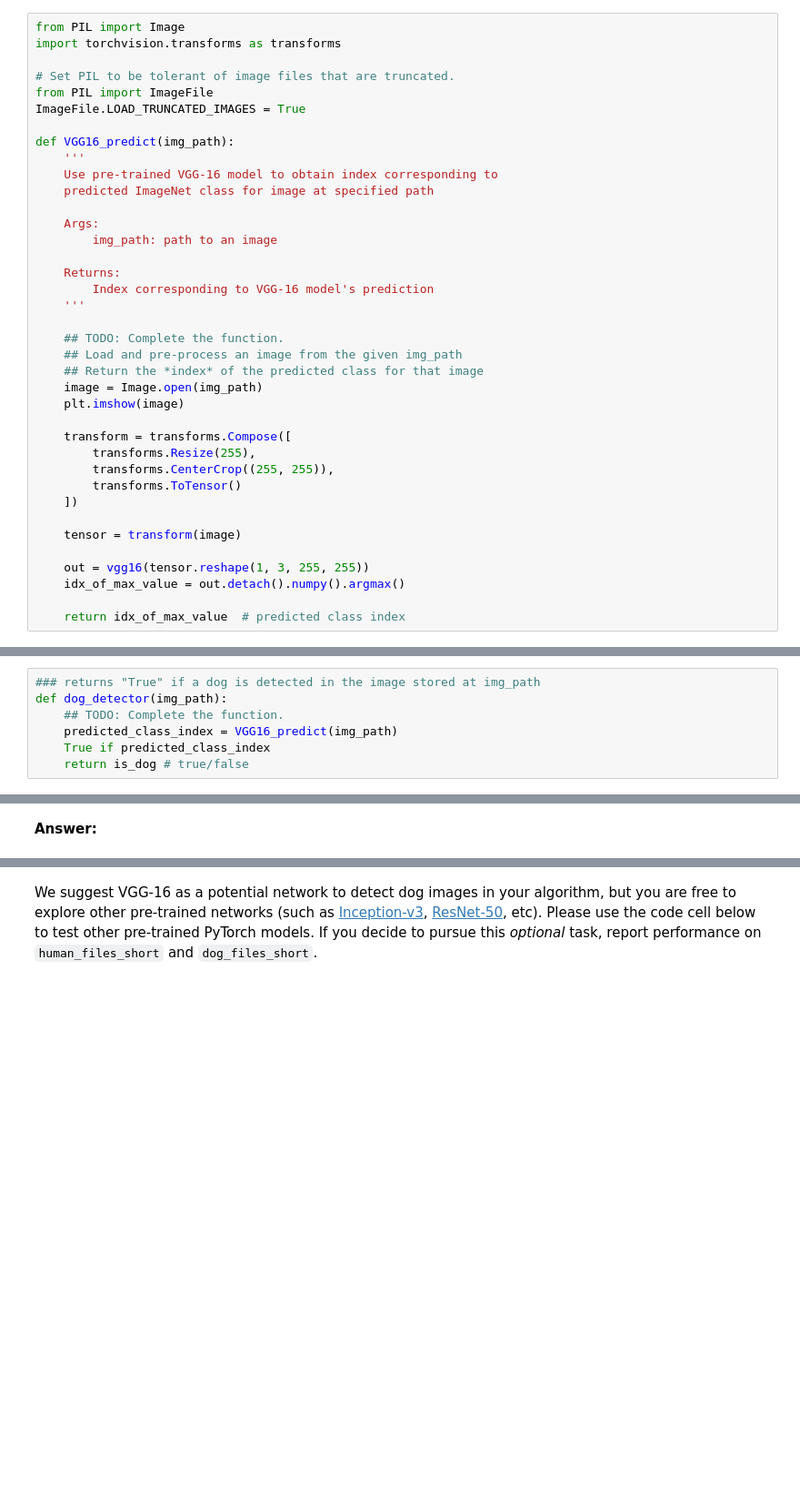
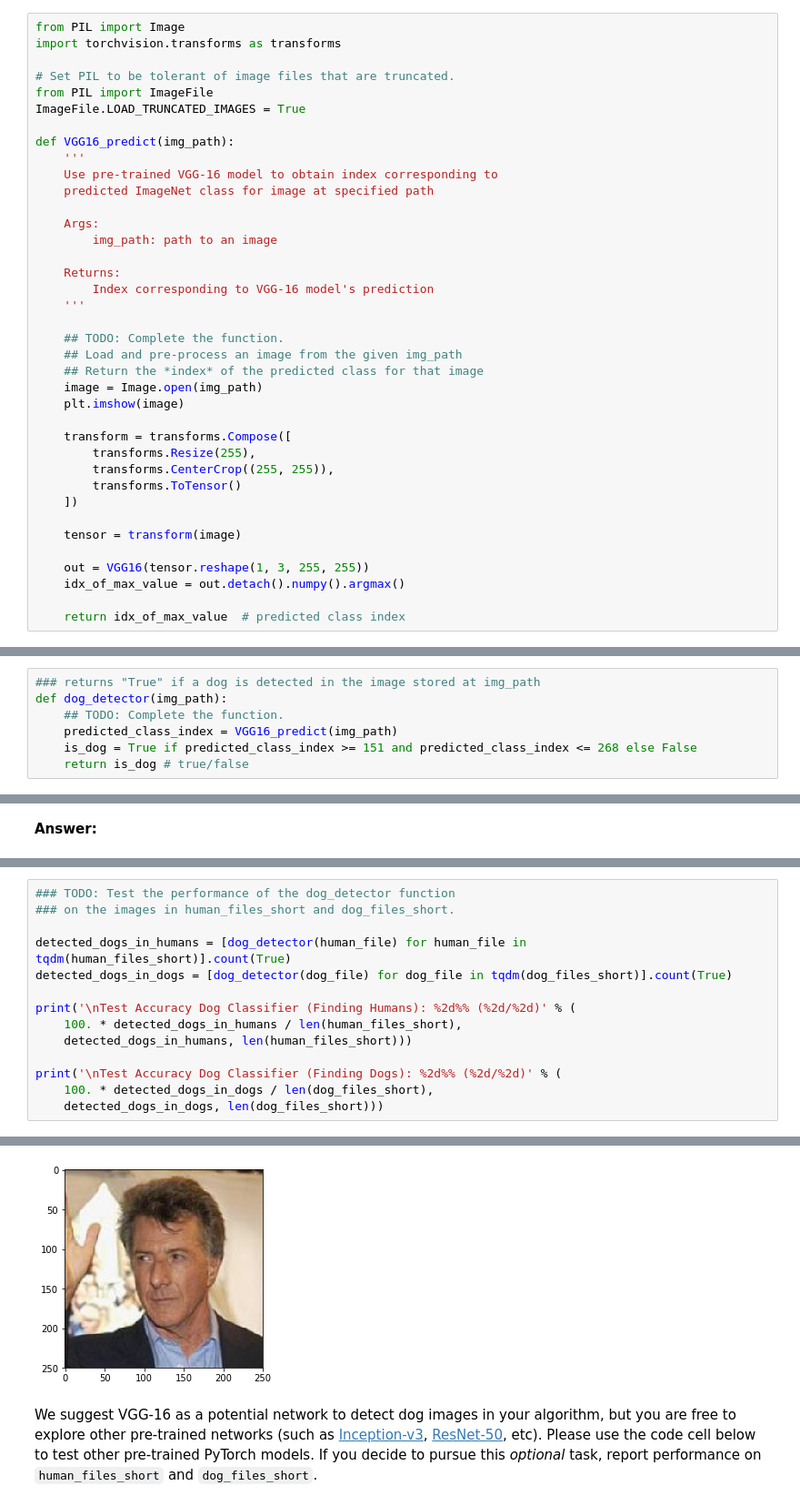
Before and after one commit to petersiemen/dog-breed-classifier, a Jupyter notebook: dog-breed-classifier/dog_app.ipynb, the cells around one changed output, grey strips where cells are left out. Shown: that part at 91% size. Cells and saved outputs as stored; diff of their text form; blank space fills up the shorter version.

Commit message:
dog breed classifier with accuracy of 26%

```diff
--- a/dog-breed-classifier/dog_app.ipynb
+++ b/dog-breed-classifier/dog_app.ipynb
@@ -229,7 +227,7 @@ def VGG16_predict(img_path):
 
     tensor = transform(image)
 
-    out = vgg16(tensor.reshape(1, 3, 255, 255))
+    out = VGG16(tensor.reshape(1, 3, 255, 255))
     idx_of_max_value = out.detach().numpy().argmax()
 
     return idx_of_max_value  # predicted class index
@@ -244,7 +242,7 @@ Use these ideas to complete the `dog_detector` function below, which returns `Tr
 def dog_detector(img_path):
     ## TODO: Complete the function.
     predicted_class_index = VGG16_predict(img_path)
-    True if predicted_class_index
+    is_dog = True if predicted_class_index >= 151 and predicted_class_index <= 268 else False
     return is_dog # true/false
 # %% [markdown]
 ### (IMPLEMENTATION) Assess the Dog Detector
@@ -259,0 +255,15 @@ __Answer:__
+# %%
+### TODO: Test the performance of the dog_detector function
+### on the images in human_files_short and dog_files_short.
+
+detected_dogs_in_humans = [dog_detector(human_file) for human_file in tqdm(human_files_short)].count(True)
+detected_dogs_in_dogs = [dog_detector(dog_file) for dog_file in tqdm(dog_files_short)].count(True)
+
+print('\nTest Accuracy Dog Classifier (Finding Humans): %2d%% (%2d/%2d)' % (
+    100. * detected_dogs_in_humans / len(human_files_short),
+    detected_dogs_in_humans, len(human_files_short)))
+
+print('\nTest Accuracy Dog Classifier (Finding Dogs): %2d%% (%2d/%2d)' % (
+    100. * detected_dogs_in_dogs / len(dog_files_short),
+    detected_dogs_in_dogs, len(dog_files_short)))
+# %% [output]
@@ -260,3 +271,4 @@ __Answer:__
+[figure, added]
 # %% [markdown]
 We suggest VGG-16 as a potential network to detect dog images in your algorithm, but you are free to explore other pre-trained networks (such as [Inception-v3](http://pytorch.org/docs/master/torchvision/models.html#inception-v3), [ResNet-50](http://pytorch.org/docs/master/torchvision/models.html#id3), etc).  Please use the code cell below to test other pre-trained PyTorch models.  If you decide to pursue this _optional_ task, report performance on `human_files_short` and `dog_files_short`.
 # %%
```
Also changed, not shown: parts of 10 cells of this notebook, 5 other files.
